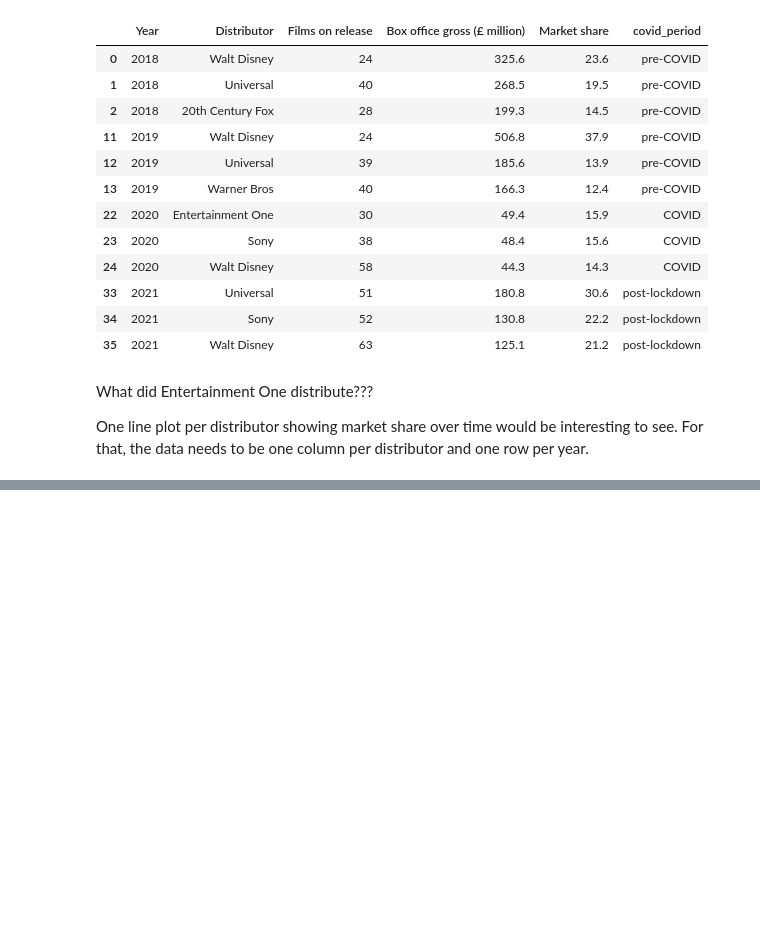
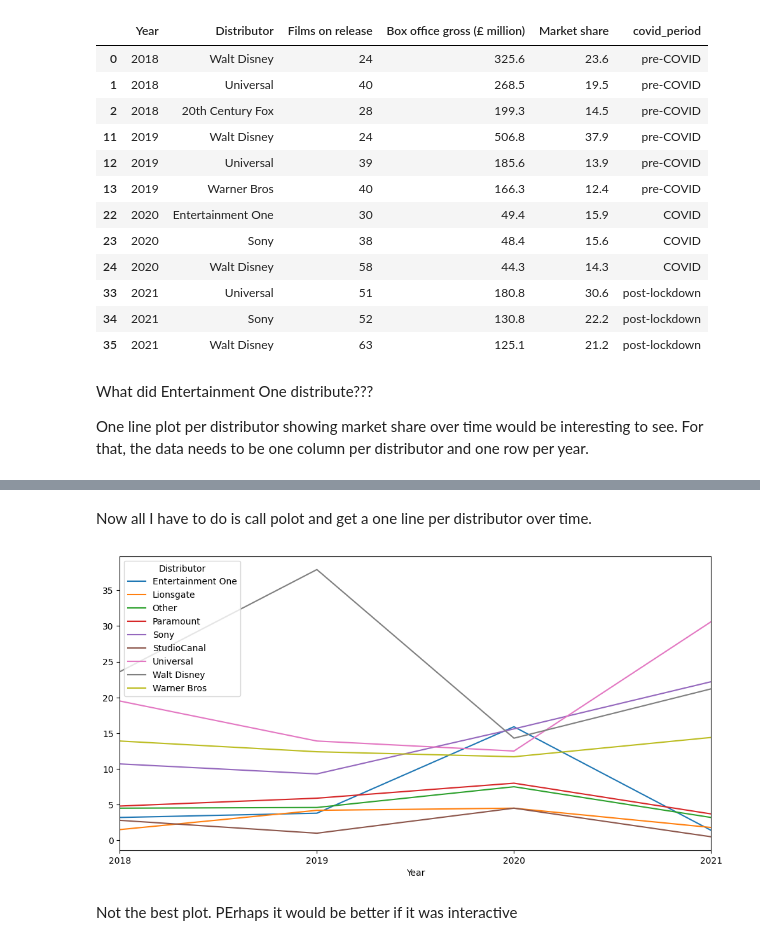
Before and after one commit to AJ-Horch/grounded_data_analyst, a Jupyter notebook: analsying_moive_data.ipynb, the cells around one changed output, grey strips where cells are left out. Cells and saved outputs as stored; diff of their text form; code cells hidden in the pictures; blank space fills up the shorter version.

```diff
--- a/analsying_moive_data.ipynb
+++ b/analsying_moive_data.ipynb
@@ -470,0 +478,11 @@ One line plot per distributor showing market share over time would be interestin
+# %%
+distributors["Distributor"] = (
+    distributors["Distributor"].replace({
+        "20th Century Fox*": "20th Century Fox",
+        "eOne Films": "Entertainment One"
+    })
+)
+
+distributors.loc[distributors['Distributor'].str.startswith("Other"), "Distributor"] = "Other"
+
+distributors["Distributor"].value_counts()
@@ -470,0 +525,13 @@ One line plot per distributor showing market share over time would be interestin
+# %%
+distributors_pivot = (
+    distributors
+    .query("Distributor in @distributors_to_keep")
+    .assign(Year=distributors["Year"]
+            .apply(lambda x: datetime.datetime(x, 1, 1))
+            )
+    .groupby(["Year", "Distributor"])
+    ["Market share"]
+    .sum()
+    .unstack()
+)
+distributors_pivot
@@ -470,0 +545,12 @@ One line plot per distributor showing market share over time would be interestin
+# %% [markdown]
+Now all I have to do is call polot and get a one line per distributor over time.
+# %%
+fig, axis = plt.subplots(figsize=(12, 6))
+
+distributors_pivot.plot(ax=axis)
+
+plt.show()
+# %% [output]
+[figure, added]
+# %% [markdown]
+Not the best plot. PErhaps it would be better if it was interactive
```
Also changed, not shown: parts of 10 cells of this notebook.
